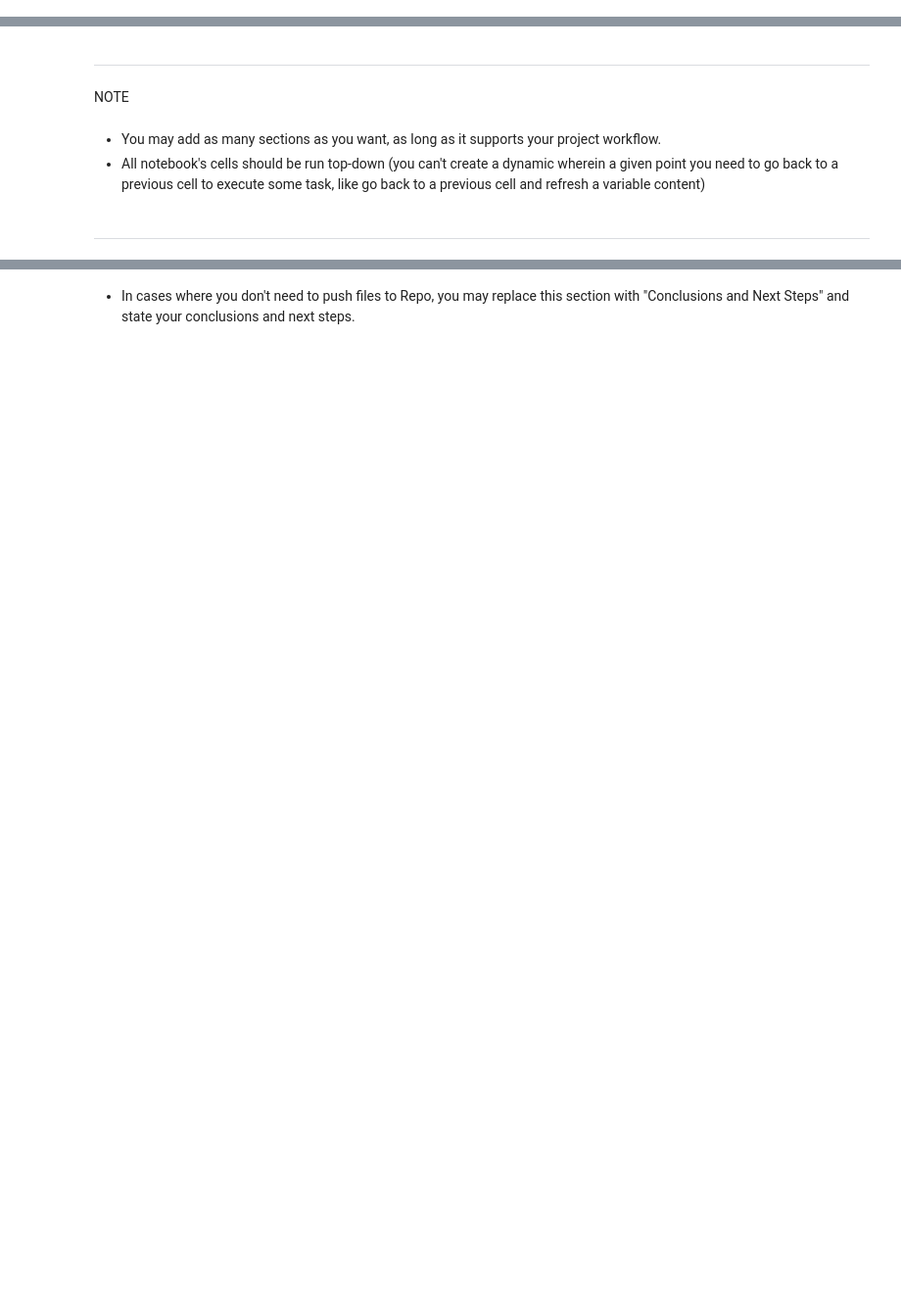
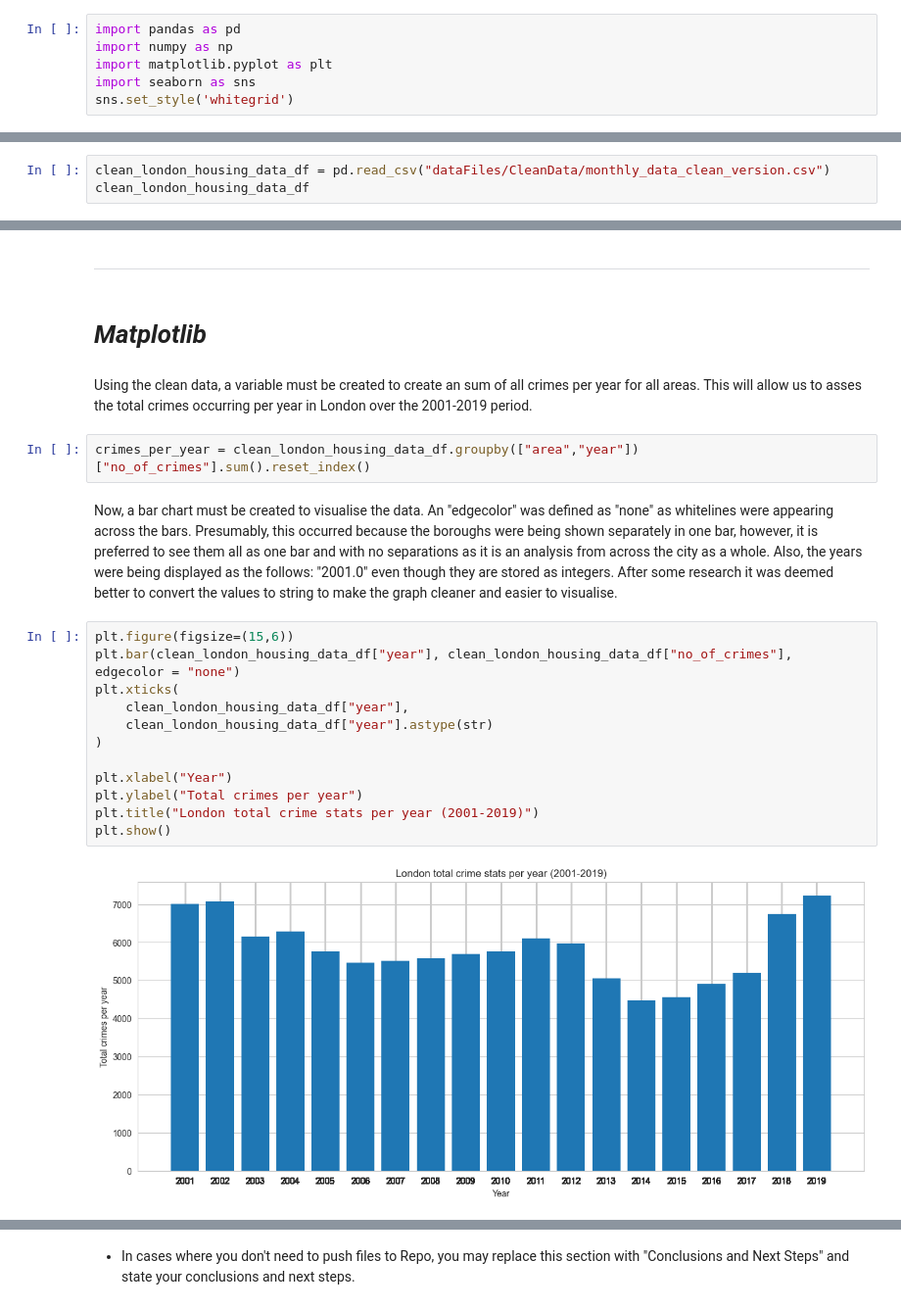
Before and after one commit to naqashb7/london_housing_analysis_project, a Jupyter notebook: jupyter_notebooks/Visualisations.ipynb, the cells around one changed output, grey strips where cells are left out. Shown at 98% size. Drawn from its saved outputs; the diff is of its cells as text; blank space fills up the shorter version.

Commit message:
Visualisations

```diff
--- a/jupyter_notebooks/Visualisations.ipynb
+++ b/jupyter_notebooks/Visualisations.ipynb
@@ -48,3 +50,9 @@ Section 1 content
+# %%
+import pandas as pd
+import numpy as np
+import matplotlib.pyplot as plt
+import seaborn as sns
+sns.set_style('whitegrid')
 # %% [markdown]
 ---
 # %% [markdown]
@@ -53,0 +62,3 @@ Section 2 content
+# %%
+clean_london_housing_data_df = pd.read_csv("dataFiles/CleanData/monthly_data_clean_version.csv")
+clean_london_housing_data_df
@@ -54,9 +79,24 @@ Section 2 content
 # %% [markdown]
 ---
-# %% [markdown]
-NOTE
-# %% [markdown]
-* You may add as many sections as you want, as long as it supports your project workflow.
-* All notebook's cells should be run top-down (you can't create a dynamic wherein a given point you need to go back to a previous cell to execute some task, like go back to a previous cell and refresh a variable content)
-# %% [markdown]
----
+# %% [markdown]
+# _Matplotlib_
+# %% [markdown]
+Using the clean data, a variable must be created to create an sum of all crimes per year for all areas. This will allow us to asses the total crimes occurring per year in London over the 2001-2019 period.
+# %%
+crimes_per_year = clean_london_housing_data_df.groupby(["area","year"])["no_of_crimes"].sum().reset_index()
+# %% [markdown]
+Now, a bar chart must be created to visualise the data. An "edgecolor" was defined as "none" as whitelines were appearing across the bars. Presumably, this occurred because the boroughs were being shown separately in one bar, however, it is preferred to see them all as one bar and with no separations as it is an analysis from across the city as a whole. Also, the years were being displayed as the follows: "2001.0" even though they are stored as integers. After some research it was deemed better to convert the values to string to make the graph cleaner and easier to visualise.
+# %%
+plt.figure(figsize=(15,6))
+plt.bar(clean_london_housing_data_df["year"], clean_london_housing_data_df["no_of_crimes"], edgecolor = "none")
+plt.xticks(
+    clean_london_housing_data_df["year"],
+    clean_london_housing_data_df["year"].astype(str)
+)
+
+plt.xlabel("Year")
+plt.ylabel("Total crimes per year")
+plt.title("London total crime stats per year (2001-2019)")
+plt.show()
+# %% [output]
+[figure, added]
```
Also changed, not shown: parts of 17 cells of this notebook, 1 other file.
